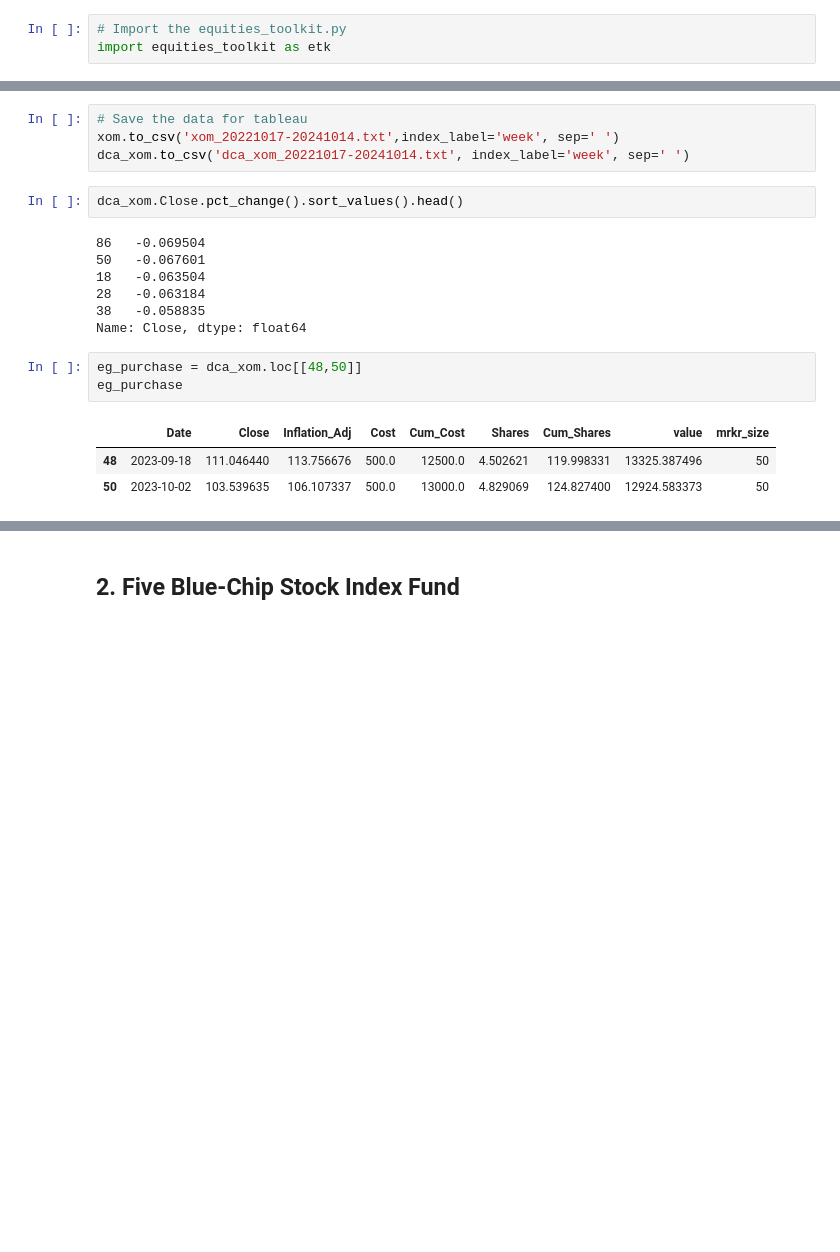
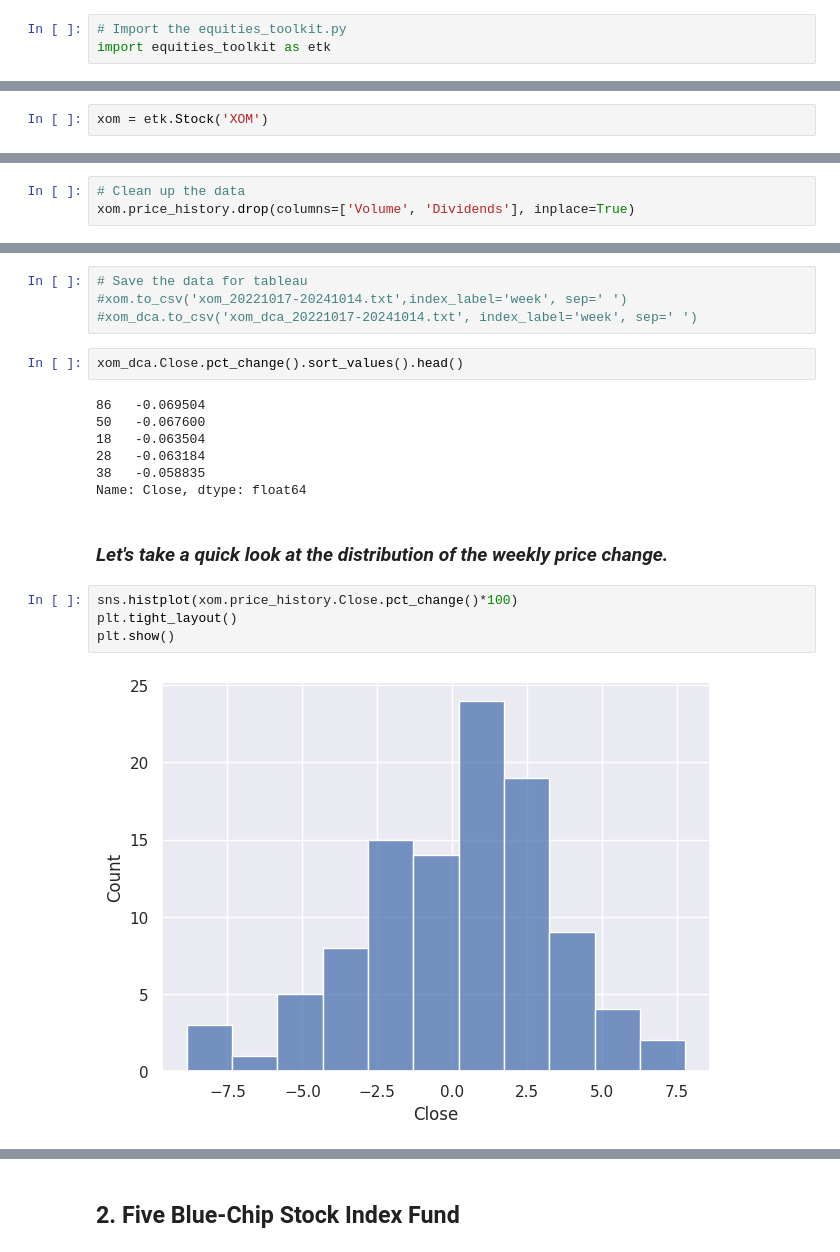
Before and after one commit to dtilley/quantitative_finance_toolkit, a Jupyter notebook: dollar_cost_averaging_with_adaptive_price_drop.ipynb, the cells around one changed output, grey strips where cells are left out. Saved outputs shown, nothing was run; the diff lists cells and outputs as text; blank space fills up the shorter version.

```diff
--- a/dollar_cost_averaging_with_adaptive_price_drop.ipynb
+++ b/dollar_cost_averaging_with_adaptive_price_drop.ipynb
@@ -51 +40,3 @@ class Stocks_Composite(builtins.object)
+# %%
+xom = etk.Stock('XOM')
 # %%
@@ -85,0 +58,3 @@ dca_xom['Cost'] = 500.0  # Amount to invest every 2 weeks
+# %%
+# Clean up the data
+xom.price_history.drop(columns=['Volume', 'Dividends'], inplace=True)
@@ -179,20 +133,21 @@ xom = sc.stocks['XOM'].price_history
 # %%
 # Save the data for tableau
-xom.to_csv('xom_20221017-20241014.txt',index_label='week', sep=' ')
-dca_xom.to_csv('dca_xom_20221017-20241014.txt', index_label='week', sep=' ')
+#xom.to_csv('xom_20221017-20241014.txt',index_label='week', sep=' ')
+#xom_dca.to_csv('xom_dca_20221017-20241014.txt', index_label='week', sep=' ')
 # %%
-dca_xom.Close.pct_change().sort_values().head()
+xom_dca.Close.pct_change().sort_values().head()
 # %% [output]
 86   -0.069504
-50   -0.067601
+50   -0.067600
 18   -0.063504
 28   -0.063184
 38   -0.058835
 Name: Close, dtype: float64
-# %%
-eg_purchase = dca_xom.loc[[48,50]]
-eg_purchase
-# %% [output]
-|  | Date | Close | Inflation_Adj | Cost | Cum_Cost | Shares | Cum_Shares | value | mrkr_size |
-| 48 | 2023-09-18 | 111.046440 | 113.756676 | 500.0 | 12500.0 | 4.502621 | 119.998331 | 13325.387496 | 50 |
-| 50 | 2023-10-02 | 103.539635 | 106.107337 | 500.0 | 13000.0 | 4.829069 | 124.827400 | 12924.583373 | 50 |
+# %% [markdown]
+### *Let's take a quick look at the distribution of the weekly price change.*
+# %%
+sns.histplot(xom.price_history.Close.pct_change()*100)
+plt.tight_layout()
+plt.show()
+# %% [output]
+[figure, added]
```
Also changed, not shown: parts of 52 cells of this notebook, 2 other files.
